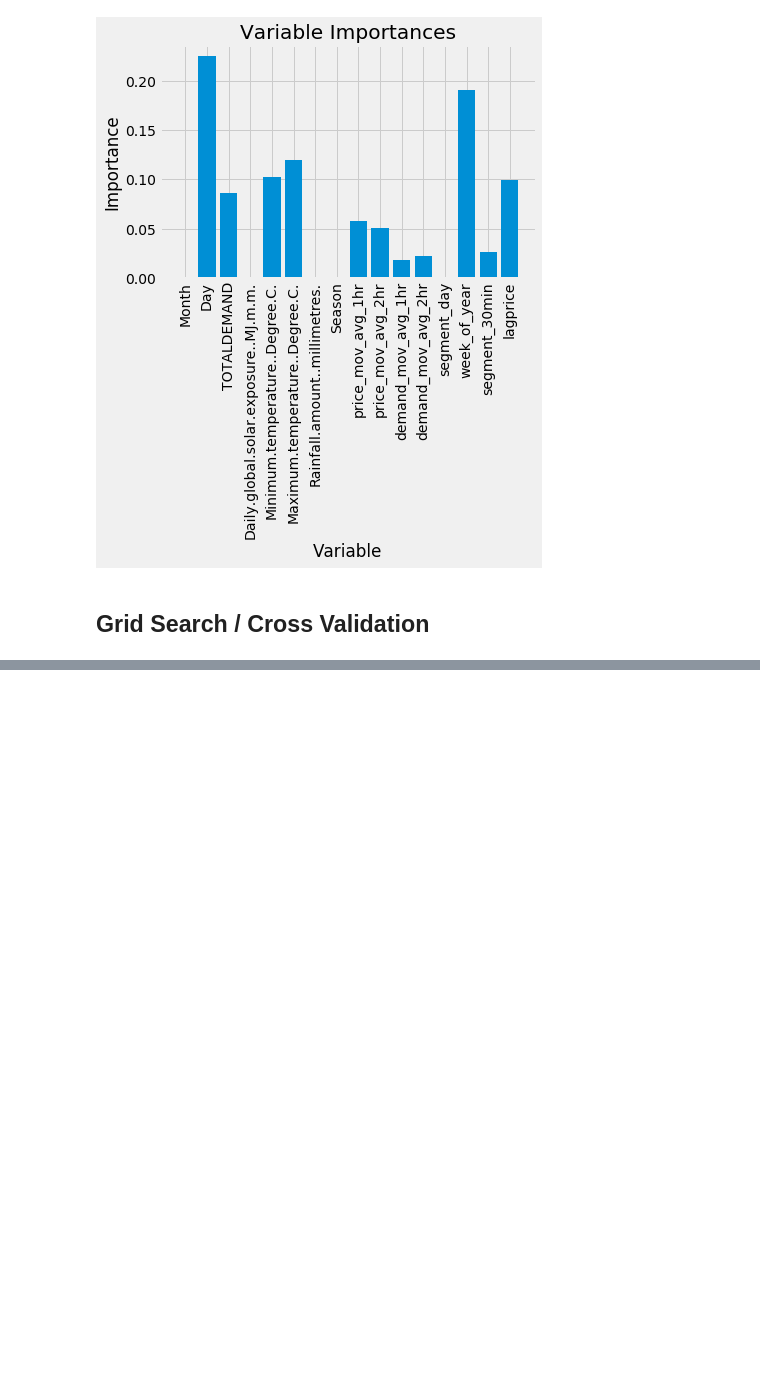
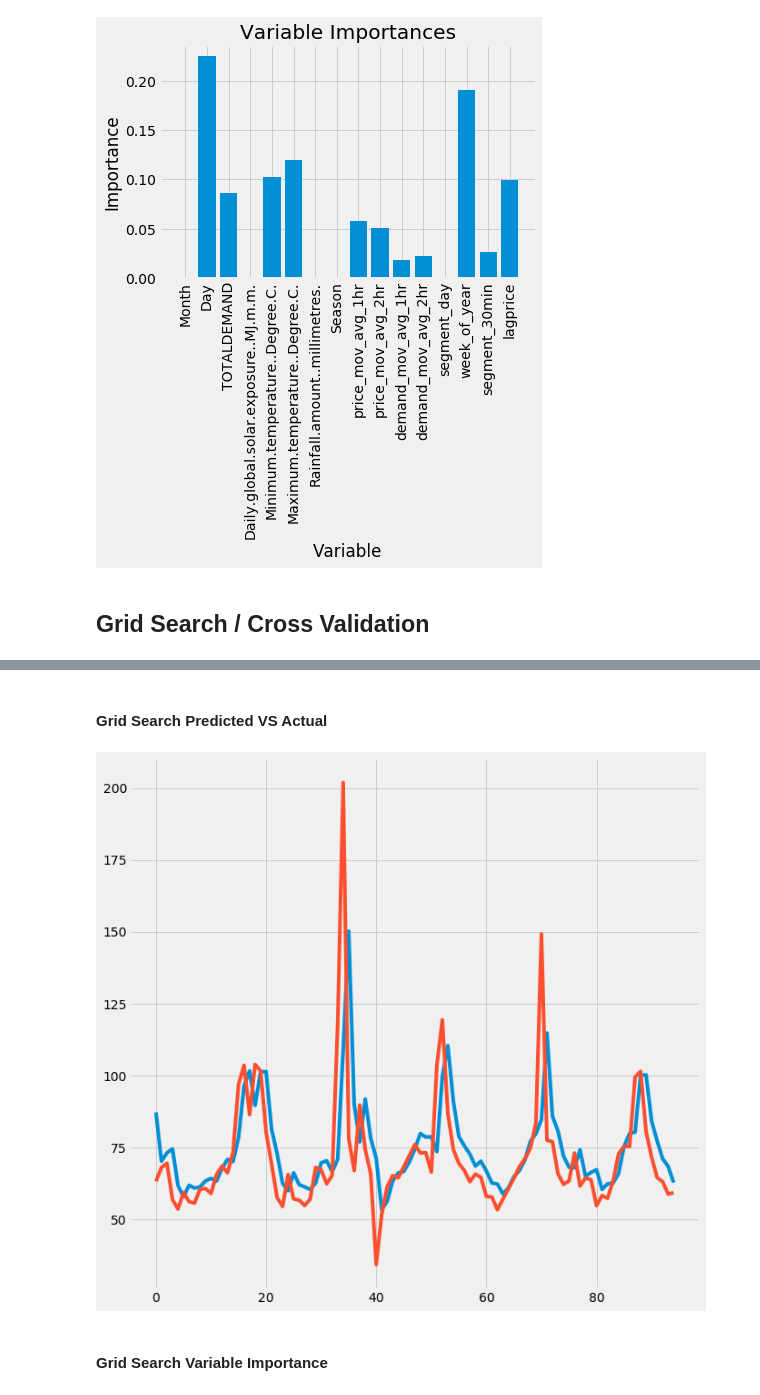
Before and after one commit to DonaldTurton/AT2_Advanced_Data_Algorithms, a Jupyter notebook: XGB_Model.ipynb, the cells around one changed output, grey strips where cells are left out. Drawn from its saved outputs; the diff is of its cells as text; code cells hidden in the pictures; blank space fills up the shorter version.

```diff
--- a/XGB_Model.ipynb
+++ b/XGB_Model.ipynb
@@ -715,4 +747,4 @@ GridSearchCV(cv='warn', error_score='raise-deprecating',
 # %%
 # make predictions
-xgb_CV_prediction = grid.predict(test_X)
+xgb_Gprediction = xgb_G.predict(test_X)
 # %%
@@ -741,0 +781,16 @@ Accuracy: 82.9 %.
+# %% [markdown]
+#### Grid Search Predicted VS Actual
+# %%
+xgb_Gpred_sub = xgb_Gprediction[1:96]
+xgb_Gtesty_sub = np.array(test_y[1:96])
+
+#yTest_sub
+#pred_sub
+plt.plot(xgb_Gpred_sub)
+plt.plot(xgb_Gtesty_sub)
+plt.rcParams['figure.figsize'] = [10, 10]
+plt.show()
+# %% [output]
+[figure, added]
+# %% [markdown]
+#### Grid Search Variable Importance
```
Also changed, not shown: parts of 26 cells of this notebook.
